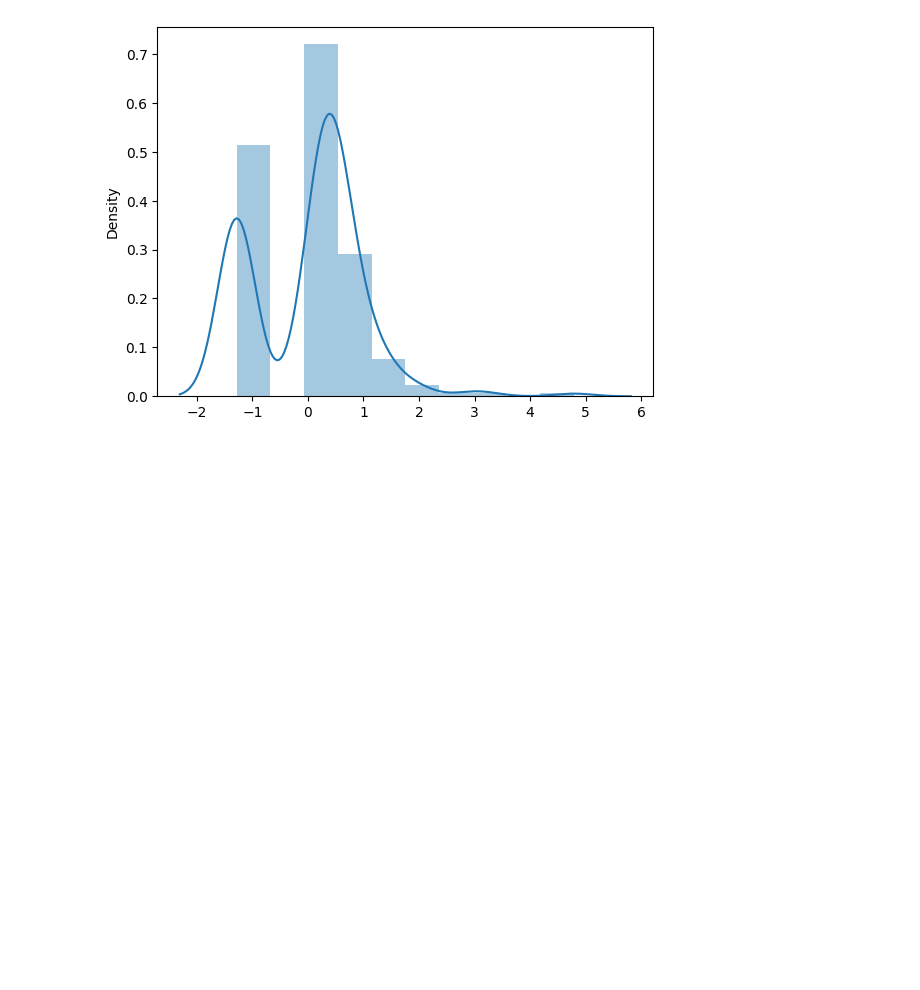
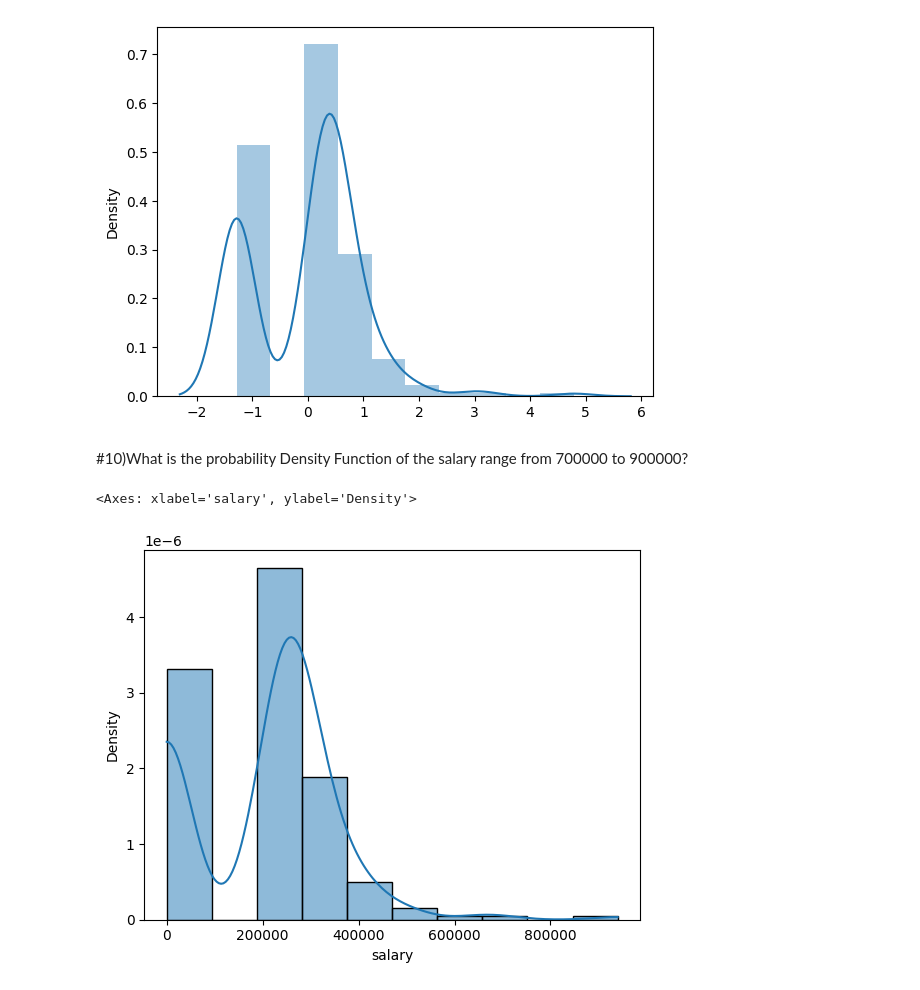
Before and after one commit to sharma-sha/Data-Science-Bivariate-, a Jupyter notebook: Assignment-Data Analysis.ipynb, the cells around one changed output. Drawn from its saved outputs; the diff is of its cells as text; code cells hidden in the pictures; blank space fills up the shorter version.

```diff
--- a/Assignment-Data Analysis.ipynb
+++ b/Assignment-Data Analysis.ipynb
@@ -322,3 +322,13 @@ https://gist.github.com/mwaskom/de44147ed2974457ad6372750bbe5751
 
   sns.distplot(z_score,kde=True)
 [figure]
+# %% [markdown]
+#10)What is the probability Density Function of the salary range from
+700000 to 900000?
+# %%
+import seaborn as sns
+
+sns.histplot(dataset["salary"] ,kde=True, stat="density")
+# %% [output]
+<Axes: xlabel='salary', ylabel='Density'>
+[figure, added]
```
